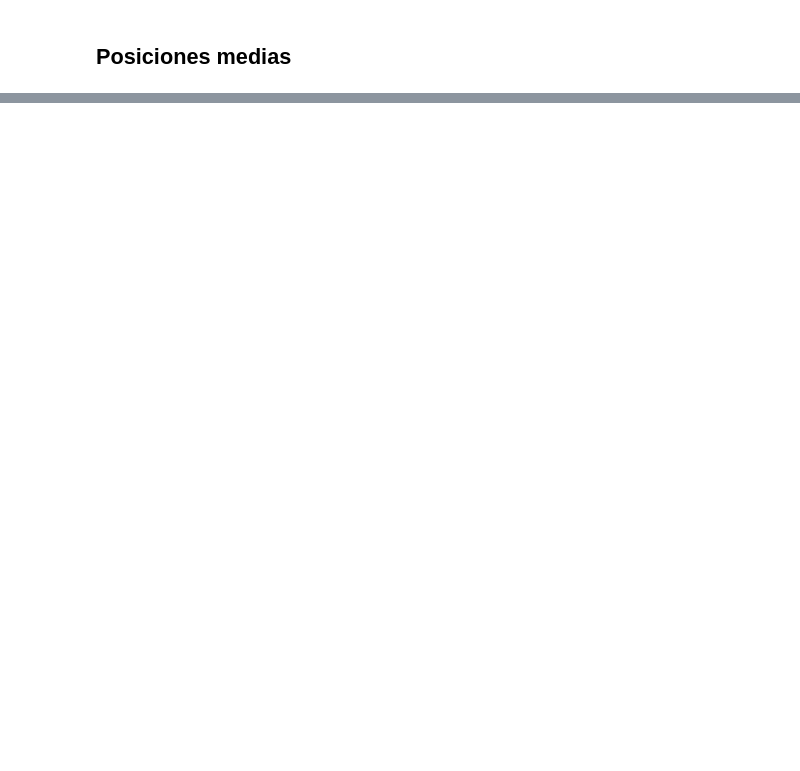
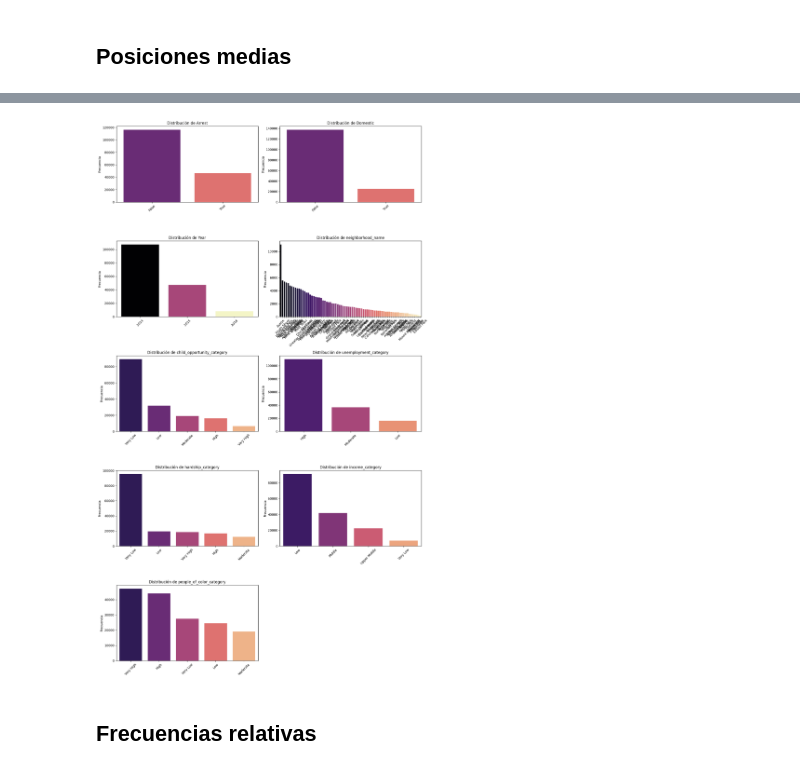
Before and after one commit to Abbalmaseda/EDA-Chicago-Crime, a Jupyter notebook: src/notebooks/notebook_fase inicial.ipynb, the cells around one changed output, grey strips where cells are left out. Cells and saved outputs as stored; diff of their text form; code cells hidden in the pictures; blank space fills up the shorter version.

```diff
--- a/src/notebooks/notebook_fase inicial.ipynb
+++ b/src/notebooks/notebook_fase inicial.ipynb
@@ -155,0 +211,6 @@ df[categoricas].mode().T
+# %%
+distribucionCategoricas(df, categoricas)
+# %% [output]
+[figure, added]
+# %% [markdown]
+## Frecuencias relativas
```
Also changed, not shown: parts of 19 cells of this notebook, 5 other files.
